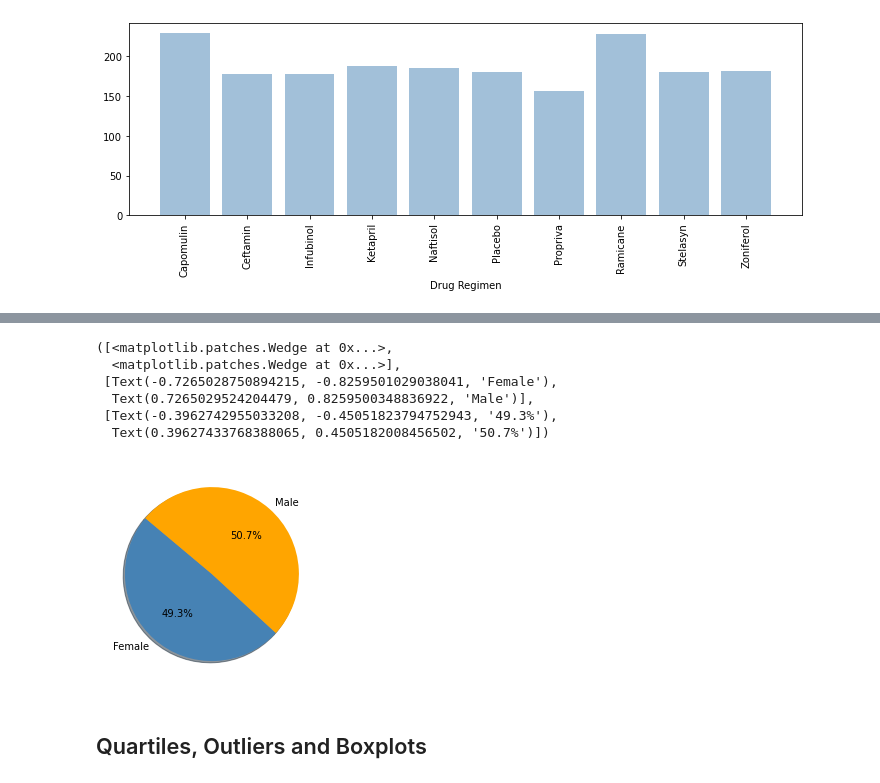
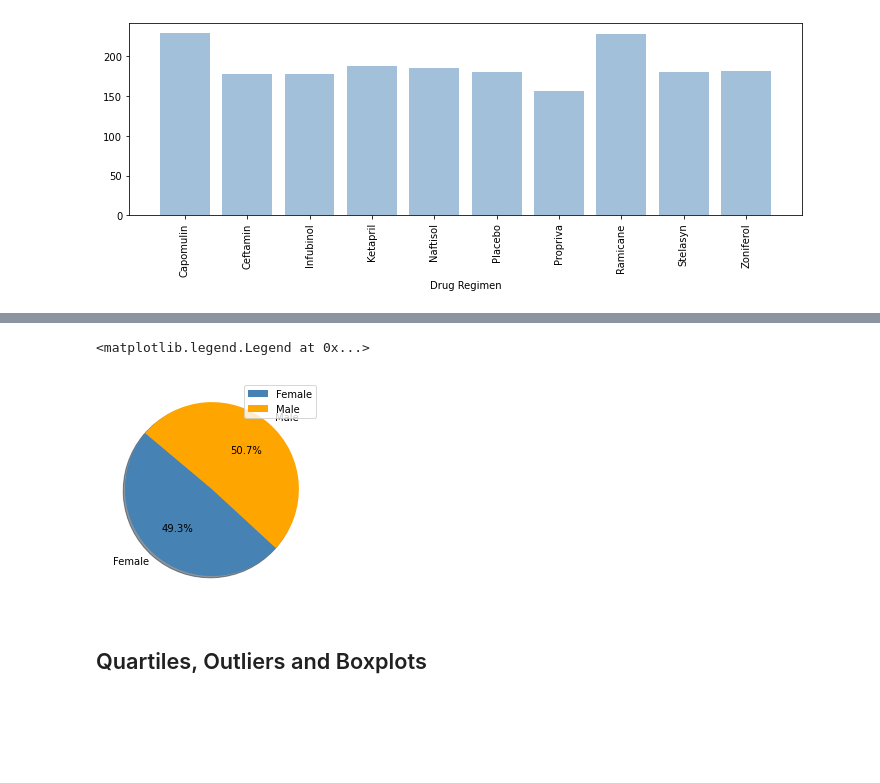
Before and after one commit to SugeilyMG/Matplotlib-challenge, a Jupyter notebook: pymaceuticals_starter.ipynb, the cells around one changed output, grey strips where cells are left out. Saved outputs shown, nothing was run; the diff lists cells and outputs as text; code cells hidden in the pictures; blank space fills up the shorter version.

```diff
--- a/pymaceuticals_starter.ipynb
+++ b/pymaceuticals_starter.ipynb
@@ -225,18 +210,14 @@ array([<matplotlib.axes._subplots.AxesSubplot object at 0x...>],
 # %%
 # Generate a pie plot showing the distribution of female versus male mice using pyplot
 distribution_list=sex_distribution['Mouse ID'].values.tolist()
 labels=sex_distribution.index.values.tolist()
 colors = ["steelblue", "orange"]
 plt.pie(distribution_list, labels=labels, colors=colors,
         autopct="%1.1f%%", shadow=True, startangle=140)
+plt.legend()
 # %% [output]
-([<matplotlib.patches.Wedge at 0x...>,
-  <matplotlib.patches.Wedge at 0x...>],
- [Text(-0.7265028750894215, -0.8259501029038041, 'Female'),
-  Text(0.7265029524204479, 0.8259500348836922, 'Male')],
- [Text(-0.3962742955033208, -0.45051823794752943, '49.3%'),
-  Text(0.39627433768388065, 0.4505182008456502, '50.7%')])
+<matplotlib.legend.Legend at 0x...>
-[figure, old version]
+[figure, new version]
 # %% [markdown]
 ## Quartiles, Outliers and Boxplots
 # %%
```
Also changed, not shown: parts of 14 cells of this notebook, 2 other files.
